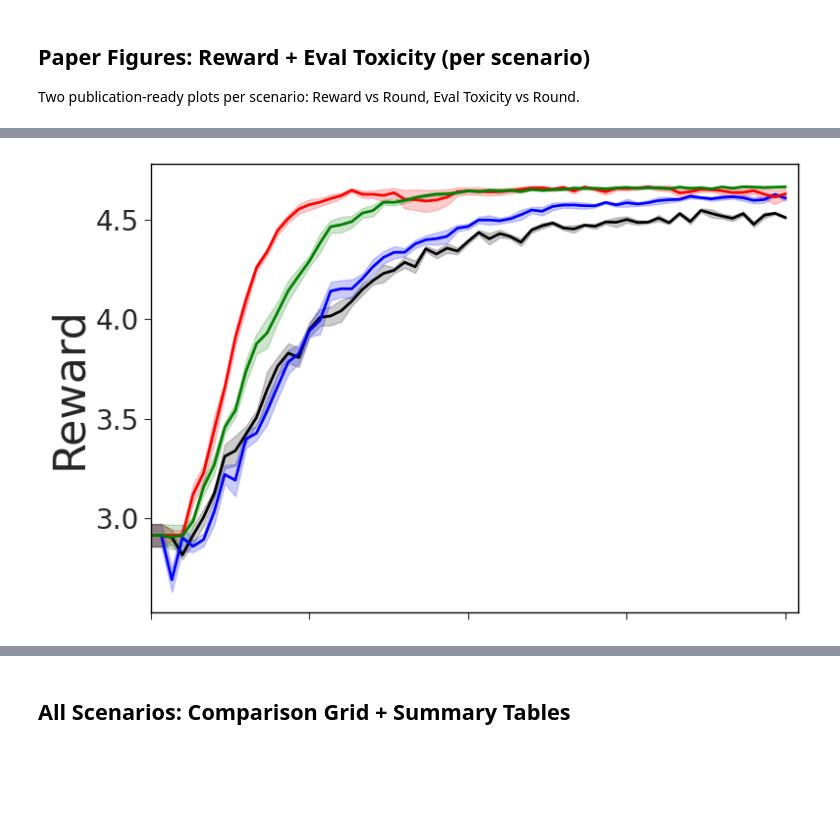
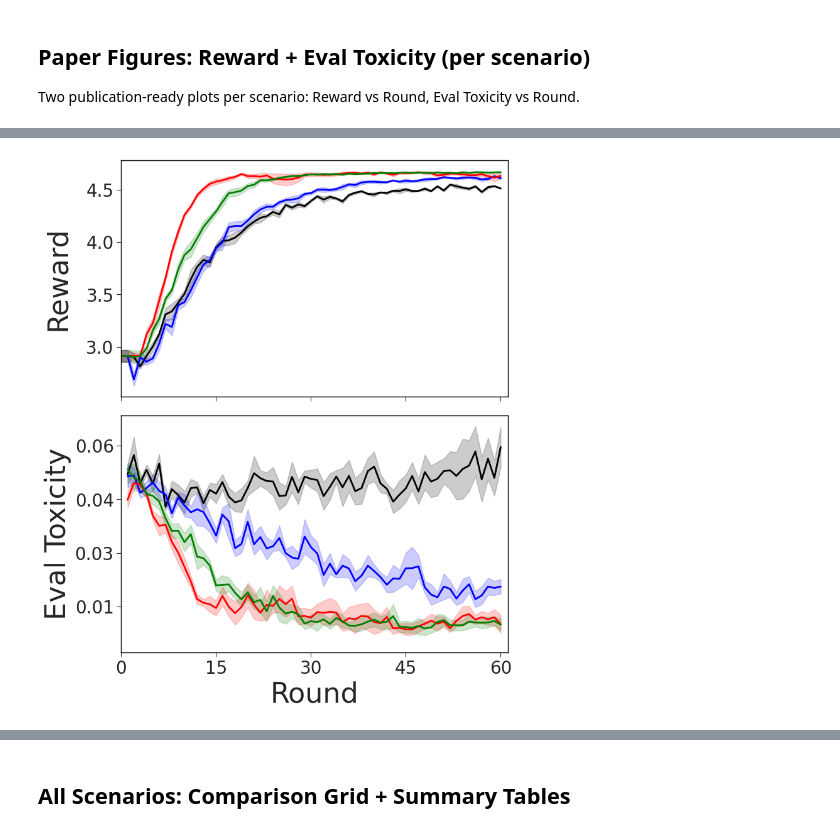
Before and after one commit to TRAIS-Lab/Dr.Post-Training, a Jupyter notebook: RLHF/result.ipynb, the cells around one changed output, grey strips where cells are left out. Cells and saved outputs as stored; diff of their text form; code cells hidden in the pictures; blank space fills up the shorter version.

```diff
--- a/RLHF/result.ipynb
+++ b/RLHF/result.ipynb
@@ -53,10 +53,10 @@ print(f"Task: {task}, Model: {model}")
 ALL_METHODS = ['Standard-LoRA', 'IIF-LoRA', 'Layerwise-LoRA', 'Subset-LoRA']
 
 LEGEND_NAMES = {
-    'Standard-LoRA': 'Standard',
+    'Standard-LoRA': 'Full-Training',
     'IIF-LoRA': 'IIF',
-    'Layerwise-LoRA': 'Layer-wise',
-    'Subset-LoRA': 'Subset',
+    'Layerwise-LoRA': 'Layer-Wise Subset',
+    'Subset-LoRA': 'Global Subset',
 }
 
 METHOD_COLORS = {
@@ -274,18 +274,22 @@ All 5 scenarios loaded.
 
 Two publication-ready plots per scenario: Reward vs Round, Eval Toxicity vs Round.
 # %%
-# Paper figures: Reward + Eval Toxicity for each scenario
+# Paper figures: combined Reward (top) + Eval Toxicity (bottom) per scenario, sharex
+from matplotlib.ticker import MaxNLocator
+
 max_step = 60  # Set to None for all steps
 
 PAPER_PLOTS = [
     {'key': 'reward', 'x': lambda d: d['steps'], 'y': lambda d: d['reward_mean_mean'],
-     'std': lambda d: d['reward_mean_std'], 'x_label': 'Round'},
+     'std': lambda d: d['reward_mean_std']},
     {'key': 'eval_tox', 'x': lambda d: d['eval_toxicity_steps'], 'y': lambda d: d['eval_toxicity_mean'],
-     'std': lambda d: d['eval_toxicity_std'], 'x_label': 'Round'},
+     'std': lambda d: d['eval_toxicity_std']},
 ]
 
-# First pass: collect axis ranges per metric across all scenarios
-metric_ranges = {}  # key -> {'x_max', 'y_min', 'y_max'}
+# First pass: collect axis ranges + pre-compute shared y-ticks per metric.
+# This guarantees every scenario uses identical y-limits AND identical tick positions,
+# so when placed side-by-side in LaTeX the y-axes look exactly the same.
+metric_ranges = {}  # key -> {'x_max', 'y_min', 'y_max', 'y_ticks'}
 for pcfg in PAPER_PLOTS:
     x_vals, y_mins, y_maxs = [], [], []
     for sname, scfg in SCENARIOS.items():
@@ -310,16 +314,38 @@ for pcfg in PAPER_PLOTS:
                 y_maxs.append(mean.max())
     if x_vals:
         y_pad = (max(y_maxs) - min(y_mins)) * 0.05
+        y_min = min(y_mins) - y_pad
+        y_max = max(y_maxs) + y_pad
+        # Pre-compute the y-tick positions once so every scenario uses the same set.
+        ticks = MaxNLocator(5).tick_values(y_min, y_max)
+        ticks = ticks[(ticks >= y_min) & (ticks <= y_max)]
         metric_ranges[pcfg['key']] = {
             'x_max': max(v.max() for v in x_vals),
-            'y_min': min(y_mins) - y_pad,
-            'y_max': max(y_maxs) + y_pad,
+            'y_min': y_min,
+            'y_max': y_max,
+            'y_ticks': ticks,
         }
 
 # Scenarios whose figures will be leftmost in their row (need y-axis labels)
 LEFTMOST_SCENARIOS = {'self-ref / avg-reward', 'held-out / avg-reward'}
 
-# Second pass: plot with shared limits
+# Same figsize for every scenario, but a wider left margin on leftmost (room for the
+# y-label) and a tighter left margin on the others. Saving without bbox_inches='tight'
+# preserves figsize, so every PDF has identical outer dimensions while the leftmost
+# plot area is smaller (the y-label "consumes" the difference).
+#
+# OTHER_LEFT must hold the widest y-tick label ("0.04" at fontsize 20 ≈ 0.48 inches
+# of glyph width) PLUS tick mark length (5 pt ≈ 0.07") PLUS tick label pad
+# (~3.5 pt ≈ 0.05") = ~0.60 inches total left of the axes spine. With figsize=8,
+# the fraction must be at least 0.075; we use 0.12 to leave a comfortable cushion.
+SHARED_RIGHT = 0.97
+SHARED_TOP = 0.98
+SHARED_BOTTOM = 0.11
+SHARED_HSPACE = 0.08
+LEFTMOST_LEFT = 0.20   # room for y-label + y-ticks
+OTHER_LEFT = 0.12      # room for y-ticks only (must not clip "0.04" at fontsize 20)
+
+# Second pass: one combined figure per scenario
 for sname, scfg in SCENARIOS.items():
     sdata = all_data[sname]
     sname_safe = sname.replace(' / ', '_').replace(' ', '_')
@@ -328,12 +354,11 @@ for sname, scfg in SCENARIOS.items():
     print(f"  {sname}")
     print(f"{'='*60}")
 
-    for pcfg in PAPER_PLOTS:
-        print(f"\n  [{sname}] {pcfg['key']}")
+    fig, axes = plt.subplots(2, 1, figsize=(8, 9), sharex=True)
+    fig.patch.set_facecolor('white')
 
-        fig, ax = plt.subplots(figsize=(8, 5))
+    for ax, pcfg in zip(axes, PAPER_PLOTS):
         ax.set_facecolor('white')
-        fig.patch.set_facecolor('white')
 
         has_data = False
         for method_name in ALL_METHODS:
@@ -354,20 +379,12 @@ for sname, scfg in SCENARIOS.items():
             if std is not None and len(std) > 0 and data['n_seeds'] > 1:
                 ax.fill_between(x, mean - std, mean + std, color=color, alpha=0.2)
             has_data = True
-            print(f"    + {method_name}: {data['n_seeds']} seeds, final={mean[-1]:.4f}")
+            print(f"    [{pcfg['key']}] + {method_name}: {data['n_seeds']} seeds, final={mean[-1]:.4f}")
 
-        # For reward plots, remove x-axis label/ticks (will be stacked with eval toxicity)
-        if pcfg['key'] == 'reward':
-            ax.tick_params(axis='x', labelbottom=False)
-        else:
-            ax.set_xlabel(pcfg['x_label'], fontsize=32)
-
-        # Add y-axis label for leftmost (avg-reward) scenarios
+        # Y-axis label only on leftmost scenarios
         if sname in LEFTMOST_SCENARIOS:
-            if pcfg['key'] == 'reward':
-                ax.set_ylabel('Reward', fontsize=32)
-            elif pcfg['key'] == 'eval_tox':
-                ax.set_ylabel('Eval Toxicity', fontsize=32)
+            label = 'Reward' if pcfg['key'] == 'reward' else 'Eval Toxicity'
+            ax.set_ylabel(label, fontsize=32)
 
         ax.grid(True, alpha=0.3, linewidth=0.5)
         for spine in ax.spines.values():
@@ -375,25 +392,36 @@ for sname, scfg in SCENARIOS.items():
             spine.set_linewidth(1.0)
             spine.set_color('black')
         ax.tick_params(axis='both', which='major', labelsize=20, direction='out', length=5)
-        ax.xaxis.set_major_locator(plt.MaxNLocator(6))
-        ax.yaxis.set_major_locator(plt.MaxNLocator(5))
+        ax.xaxis.set_major_locator(MaxNLocator(6))
         if pcfg['key'] == 'eval_tox':
             ax.yaxis.set_major_formatter(plt.FuncFormatter(lambda v, _: f'{v:.2f}'))
 
-        # Enforce shared axis limits per metric
+        # Shared y-limits + identical y-tick positions across all scenarios
         if pcfg['key'] in metric_ranges:
             mr = metric_ranges[pcfg['key']]
             ax.set_xlim(left=0, right=mr['x_max'] * 1.02)
             ax.set_ylim(mr['y_min'], mr['y_max'])
+            ax.set_yticks(mr['y_ticks'])
 
         if not has_data:
             ax.text(0.5, 0.5, 'No data', transform=ax.transAxes, ha='center', fontsize=24, color='gray')
 
-        plt.tight_layout()
-        filepath = os.path.join(save_dir, f"{sname_safe}_{pcfg['key']}.pdf")
-        fig.savefig(filepath, format='pdf', bbox_inches='tight', facecolor='white')
-        print(f"    -> Saved: {filepath}")
-        plt.show()
+    # Single x-axis label at the bottom (sharex hides ticks on top automatically)
+    axes[-1].set_xlabel('Round', fontsize=32)
+
+    # Align y-axis labels horizontally across both subplots (only matters for leftmost scenarios)
+    fig.align_ylabels(axes)
+
+    # Pin axes position. Leftmost: more left margin for the y-label (plot area is smaller).
+    # Others: tight left margin (plot area uses the freed-up space).
+    left = LEFTMOST_LEFT if sname in LEFTMOST_SCENARIOS else OTHER_LEFT
+    fig.subplots_adjust(left=left, right=SHARED_RIGHT, top=SHARED_TOP,
+                        bottom=SHARED_BOTTOM, hspace=SHARED_HSPACE)
+
+    filepath = os.path.join(save_dir, f"{sname_safe}.pdf")
+    fig.savefig(filepath, format='pdf', facecolor='white')
+    print(f"    -> Saved: {filepath}")
+    plt.show()
 
 # Save a standalone legend figure
 legend_labels = [LEGEND_NAMES[m] for m in ALL_METHODS]
@@ -424 +454 @@ plt.show()
-[figure, old version]
+[figure, new version]
```
Also changed, not shown: parts of 2 cells of this notebook, 2 other files.
